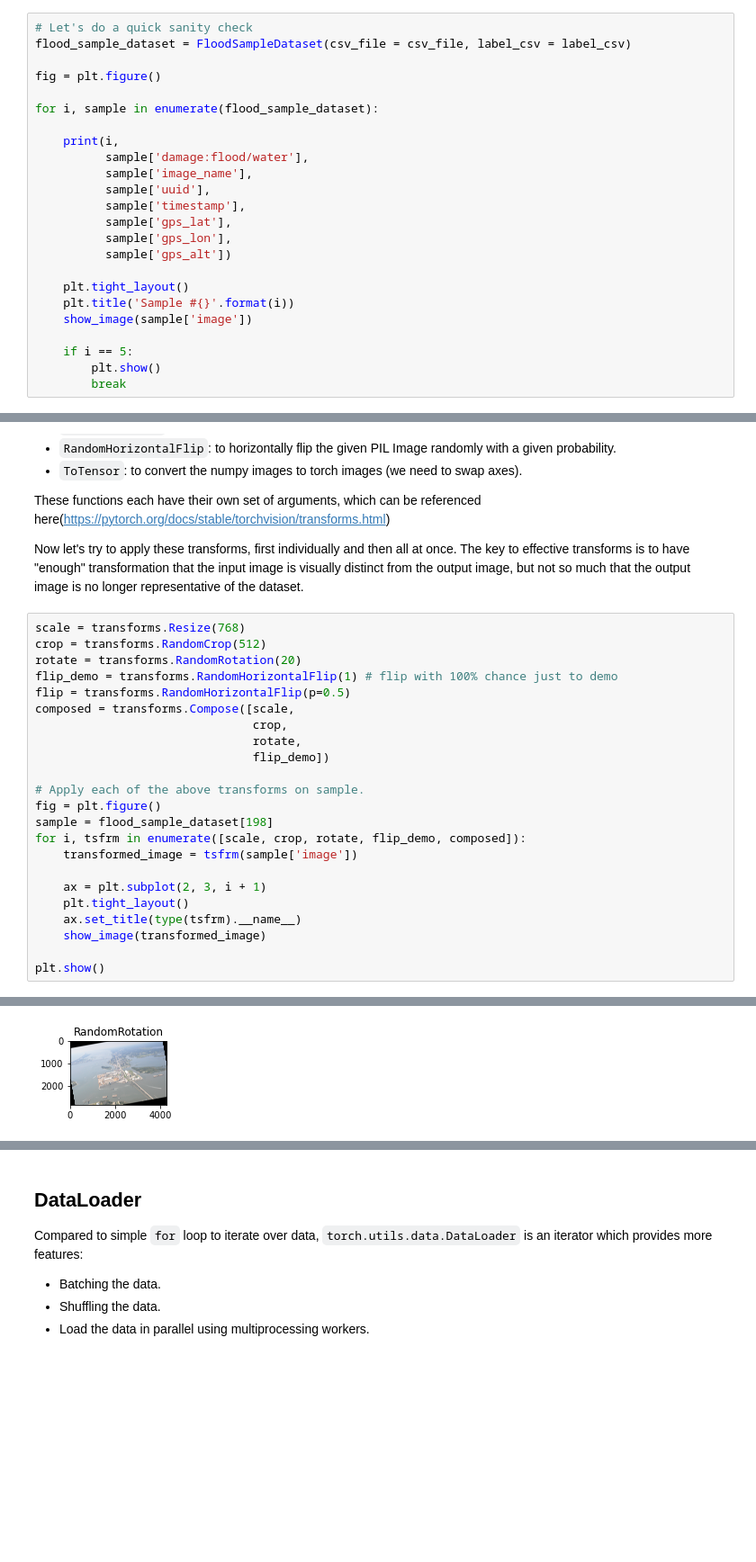
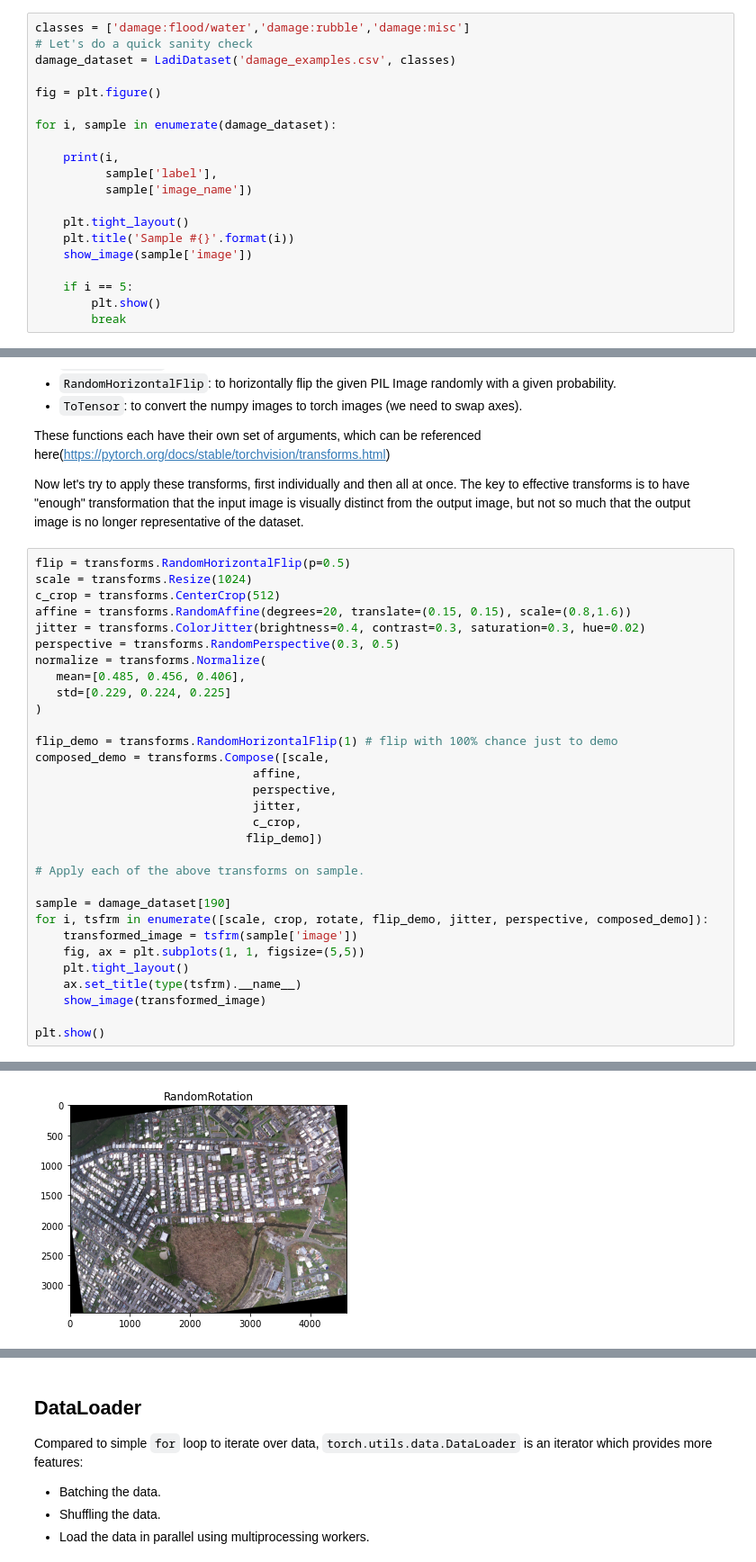
Before and after one commit to bwsi-hadr/08-Intro_to_deep_learning, a Jupyter notebook: 10b-Training-Neural-Network.ipynb, the cells around one changed output, grey strips where cells are left out. Shown at 90% size. Drawn from its saved outputs; the diff is of its cells as text; blank space fills up the shorter version.

```diff
--- a/10b-Training-Neural-Network.ipynb
+++ b/10b-Training-Neural-Network.ipynb
@@ -131,19 +106,15 @@ class FloodSampleDataset(Dataset):
 # %%
+classes = ['damage:flood/water','damage:rubble','damage:misc']
 # Let's do a quick sanity check
-flood_sample_dataset = FloodSampleDataset(csv_file = csv_file, label_csv = label_csv)
+damage_dataset = LadiDataset('damage_examples.csv', classes)
 
 fig = plt.figure()
 
-for i, sample in enumerate(flood_sample_dataset):
+for i, sample in enumerate(damage_dataset):
 
     print(i,
-          sample['damage:flood/water'],
-          sample['image_name'],
-          sample['uuid'],
-          sample['timestamp'],
-          sample['gps_lat'],
-          sample['gps_lon'],
-          sample['gps_alt'])
+          sample['label'],
+          sample['image_name'])
 
     plt.tight_layout()
     plt.title('Sample #{}'.format(i))
@@ -183,23 +154,31 @@ These functions each have their own set of arguments, which can be referenced he
 
 Now let's try to apply these transforms, first individually and then all at once. The key to effective transforms is to have "enough" transformation that the input image is visually distinct from the output image, but not so much that the output image is no longer representative of the dataset.
 # %%
-scale = transforms.Resize(768)
-crop = transforms.RandomCrop(512)
-rotate = transforms.RandomRotation(20)
+flip = transforms.RandomHorizontalFlip(p=0.5)
+scale = transforms.Resize(1024)
+c_crop = transforms.CenterCrop(512)
+affine = transforms.RandomAffine(degrees=20, translate=(0.15, 0.15), scale=(0.8,1.6))
+jitter = transforms.ColorJitter(brightness=0.4, contrast=0.3, saturation=0.3, hue=0.02)
+perspective = transforms.RandomPerspective(0.3, 0.5)
+normalize = transforms.Normalize(
+   mean=[0.485, 0.456, 0.406],
+   std=[0.229, 0.224, 0.225]
+)
+
 flip_demo = transforms.RandomHorizontalFlip(1) # flip with 100% chance just to demo
-flip = transforms.RandomHorizontalFlip(p=0.5)
-composed = transforms.Compose([scale,
-                               crop,
-                               rotate,
-                               flip_demo])
+composed_demo = transforms.Compose([scale,
+                               affine,
+                               perspective,
+                               jitter,
+                               c_crop,
+                              flip_demo])
 
 # Apply each of the above transforms on sample.
-fig = plt.figure()
-sample = flood_sample_dataset[198]
-for i, tsfrm in enumerate([scale, crop, rotate, flip_demo, composed]):
+
+sample = damage_dataset[190]
+for i, tsfrm in enumerate([scale, crop, rotate, flip_demo, jitter, perspective, composed_demo]):
     transformed_image = tsfrm(sample['image'])
-
-    ax = plt.subplot(2, 3, i + 1)
+    fig, ax = plt.subplots(1, 1, figsize=(5,5))
     plt.tight_layout()
     ax.set_title(type(tsfrm).__name__)
     show_image(transformed_image)
@@ -211 +190 @@ plt.show()
-[figure, old version]
+[figure, new version]
```
Also changed, not shown: parts of 21 cells of this notebook, 1 other file.
